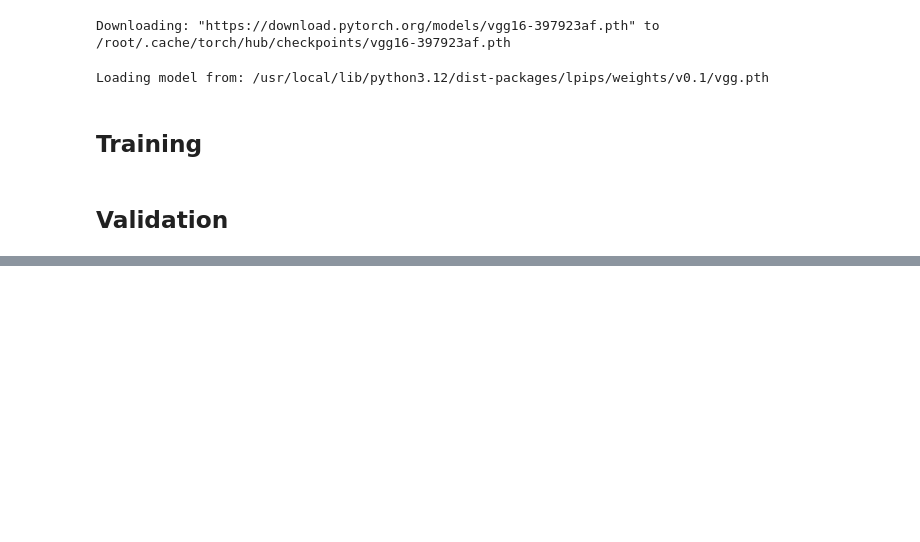
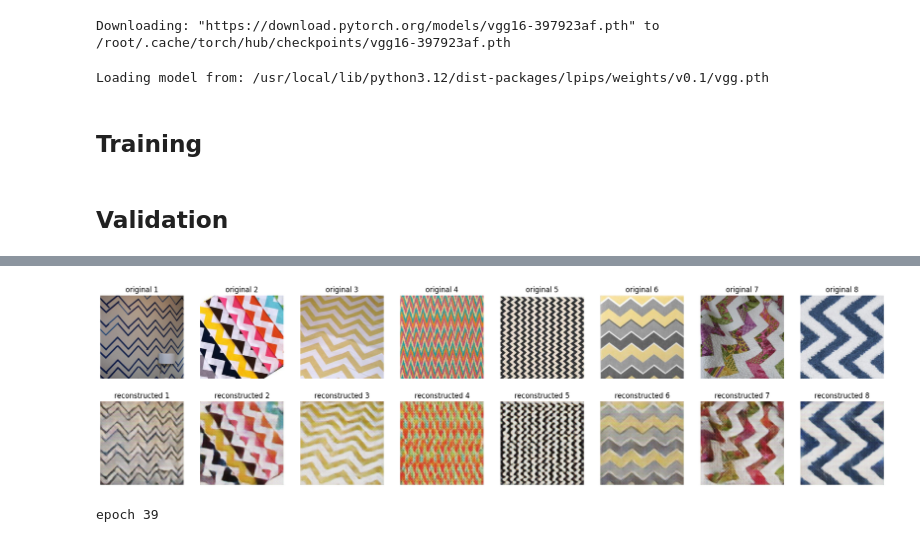
Before and after one commit to ValentinaEmili/Texture-synthesis, a Jupyter notebook: training/training.ipynb, the cells around one changed output, grey strips where cells are left out. Cells and saved outputs as stored; diff of their text form; code cells hidden in the pictures; blank space fills up the shorter version.

```diff
--- a/training/training.ipynb
+++ b/training/training.ipynb
@@ -595,0 +623,10 @@ Codebook Perplexity:    36.72
+# %%
+device = torch.device("cuda" if torch.cuda.is_available() else "cpu")
+save_path = '/content/drive/MyDrive/DeepLearning/dtd/checkpoints/vq_vae'
+epoch_save_path = os.path.join(save_path, f"epoch_39.pth")
+model = VQ_VAE().to(device)
+model.load_state_dict(torch.load(epoch_save_path, weights_only=True))
+perceptual_loss_fn = lpips.LPIPS(net='vgg').to(device)
+visual_validation(model, val_loader, device)
+print("epoch 39")
+# %% [output]
@@ -595,0 +642,2 @@ Codebook Perplexity:    36.72
+[figure, added]
+epoch 39
```
Also changed, not shown: parts of 5 cells of this notebook.
